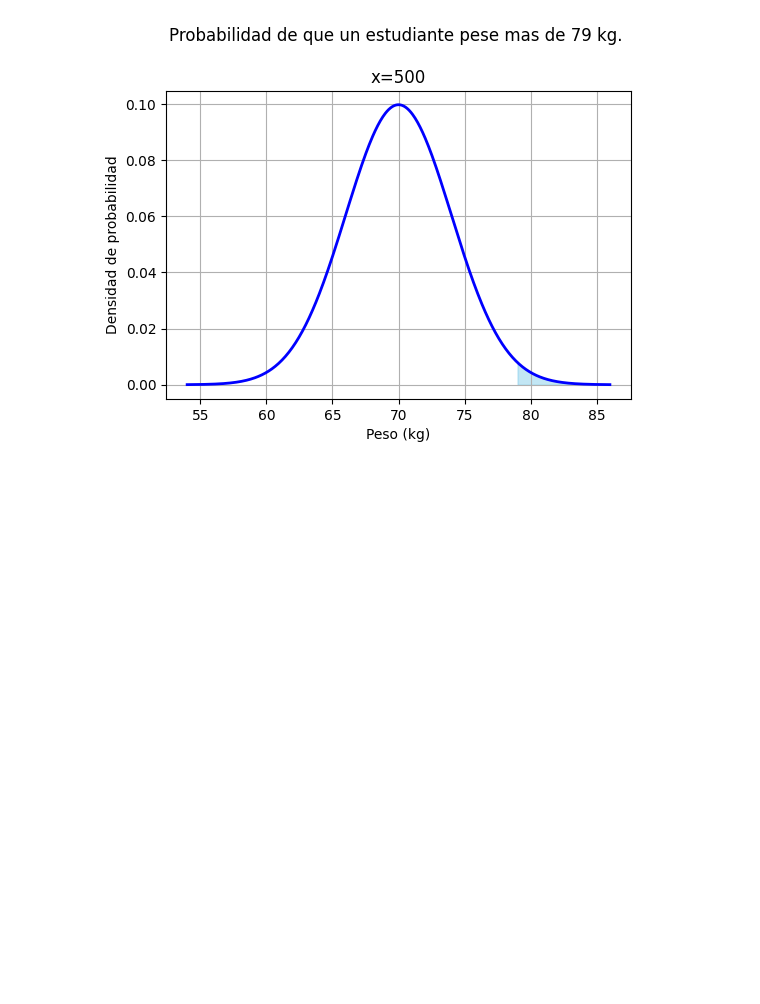
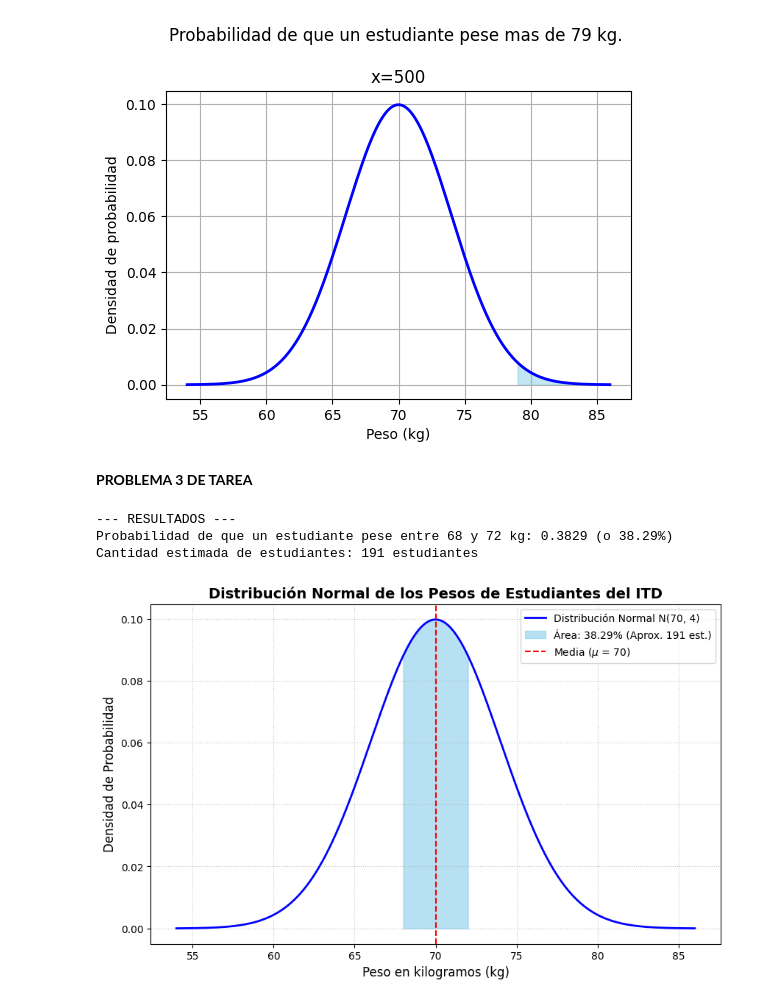
Before and after one commit to 25040999-cmd/Probabilidad-y-estadistica-, a Jupyter notebook: Unidad 4/U4_Programa_1.ipynb, the cells around one changed output. Cells and saved outputs as stored; diff of their text form; code cells hidden in the pictures; blank space fills up the shorter version.

```diff
--- a/Unidad 4/U4_Programa_1.ipynb
+++ b/Unidad 4/U4_Programa_1.ipynb
@@ -197,3 +197,51 @@ plt.show()
 Probabilidad de que un estudiante pese mas de 79 kg: 0.012224472655044671
 Numero de estudiantes que pesan mas de 79 kg: 6.112236327522336
 [figure]
+# %% [markdown]
+**PROBLEMA 3 DE TAREA**
+# %%
+# 1. Definimos los datos del problema
+N = 500           # Total de estudiantes
+media = 70        # Media en kg
+desviacion = 4    # Desviación estándar en kg
+
+limite_inf = 68   # Límite inferior
+limite_sup = 72   # Límite superior
+
+# 2. Calculamos la probabilidad y la cantidad de estudiantes
+probabilidad = norm.cdf(limite_sup, media, desviacion) - norm.cdf(limite_inf, media, desviacion)
+cantidad_estudiantes = probabilidad * N
+
+# 3. Imprimimos los resultados en texto
+print("--- RESULTADOS ---")
+print(f"Probabilidad de que un estudiante pese entre {limite_inf} y {limite_sup} kg: {probabilidad:.4f} (o {probabilidad * 100:.2f}%)")
+print(f"Cantidad estimada de estudiantes: {round(cantidad_estudiantes)} estudiantes\n")
+# %% [output]
+--- RESULTADOS ---
+Probabilidad de que un estudiante pese entre 68 y 72 kg: 0.3829 (o 38.29%)
+Cantidad estimada de estudiantes: 191 estudiantes
+# %%
+# Generamos un rango de valores para el eje X (de 4 desviaciones estándar hacia atrás y adelante de la media)
+x = np.linspace(media - 4*desviacion, media + 4*desviacion, 1000)
+
+# Calculamos los valores de la curva (Función de Densidad de Probabilidad - pdf)
+y = norm.pdf(x, media, desviacion)
+
+# Configuramos el tamaño del gráfico
+plt.figure(figsize=(10, 6))
+
+# Dibujamos la curva principal de la campana de Gauss
+plt.plot(x, y, 'b-', linewidth=2, label=f'Distribución Normal N({media}, {desviacion})')
+x_sombreado = np.linspace(limite_inf, limite_sup, 100)
+y_sombreado = norm.pdf(x_sombreado, media, desviacion)
+plt.fill_between(x_sombreado, y_sombreado, color='skyblue', alpha=0.6,
+                 label=f'Área: {probabilidad*100:.2f}% (Aprox. {round(cantidad_estudiantes)} est.)')
+plt.axvline(media, color='red', linestyle='--', linewidth=1.5, label=f'Media ($\mu$ = {media})')
+plt.title('Distribución Normal de los Pesos de Estudiantes del ITD', fontsize=14, fontweight='bold')
+plt.xlabel('Peso en kilogramos (kg)', fontsize=12)
+plt.ylabel('Densidad de Probabilidad', fontsize=12)
+plt.legend(loc='upper right')
+plt.grid(True, linestyle=':', alpha=0.7)
+plt.show()
+# %% [output]
+[figure, added]
```
Also changed, not shown: parts of 3 cells of this notebook.
